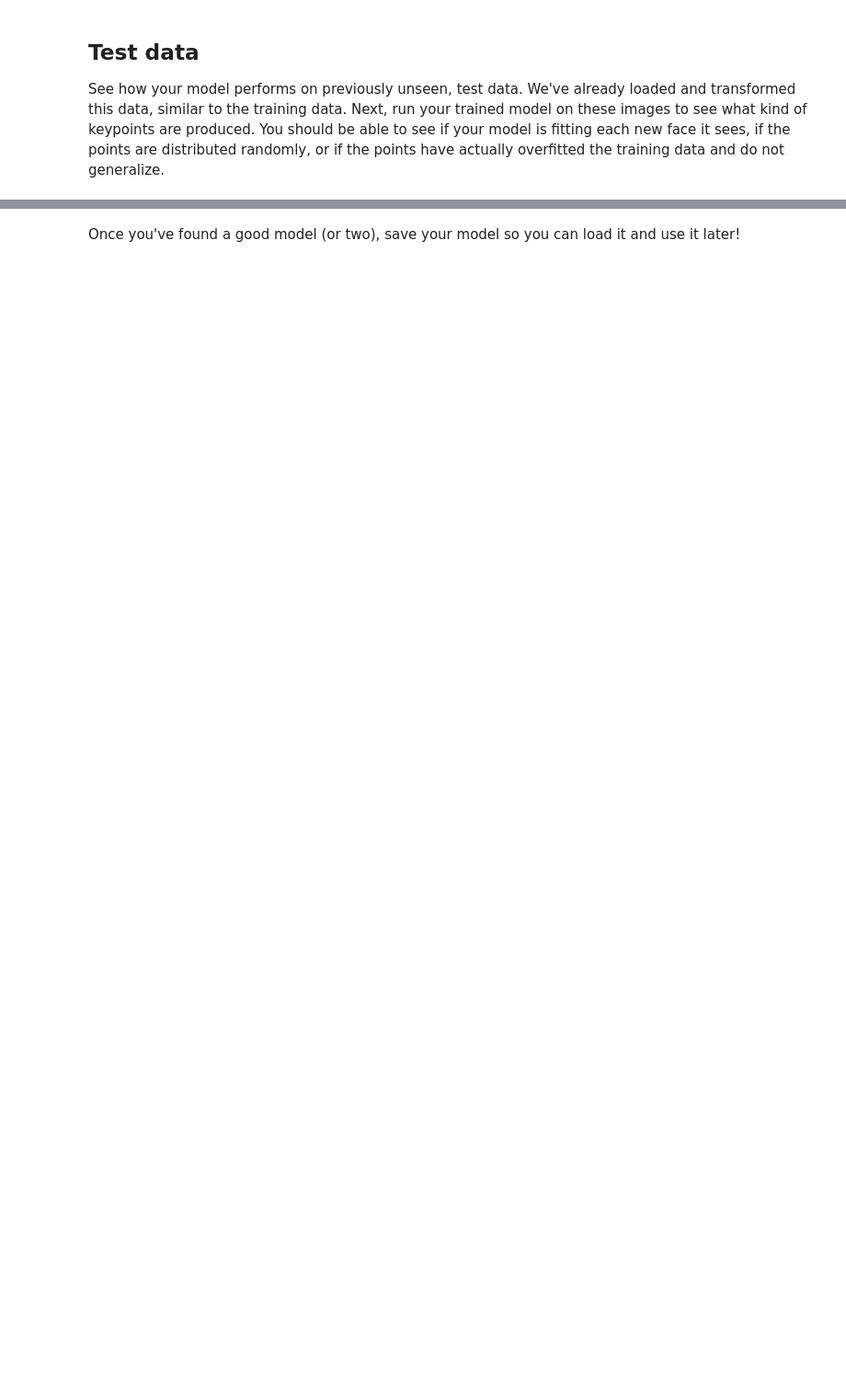
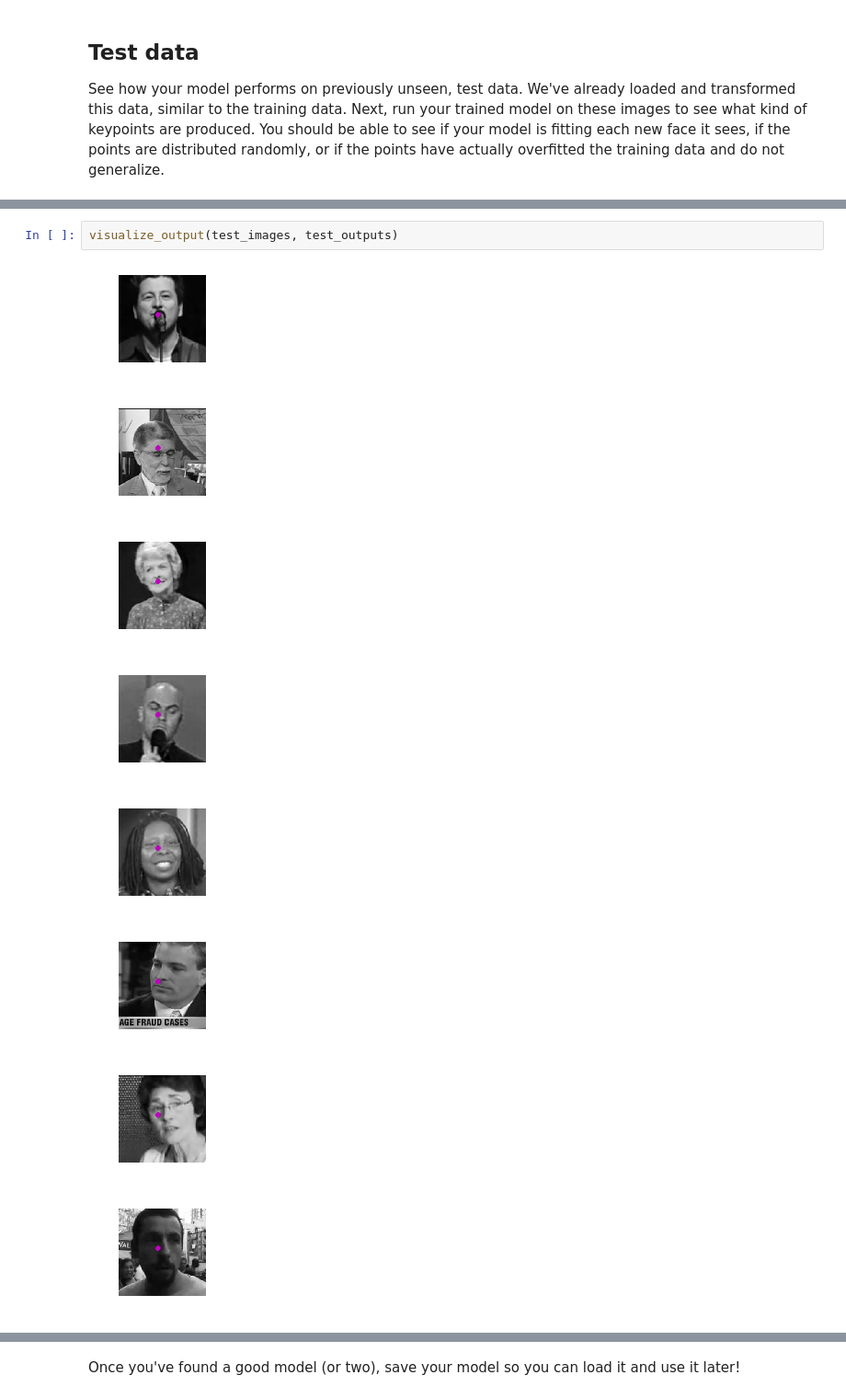
Before and after one commit to hhprogram/Computer-Vision, a Jupyter notebook: 2. Define the Network Architecture.ipynb, the cells around one changed output, grey strips where cells are left out. Shown at 92% size. Saved outputs shown, nothing was run; the diff lists cells and outputs as text; blank space fills up the shorter version.

Commit message:
got the code to run through all notebooks. There is a bug somewhere that isn't training the model. Loss doesn't budge and it just outputs one dot right now for all facial keypoints

```diff
--- a/2. Define the Network Architecture.ipynb
+++ b/2. Define the Network Architecture.ipynb
@@ -411,0 +399,11 @@ torch.Size([10, 68, 2])
+# %%
+visualize_output(test_images, test_outputs)
+# %% [output]
+[figure, added]
+[figure, added]
+[figure, added]
+[figure, added]
+[figure, added]
+[figure, added]
+[figure, added]
+[figure, added]
```
Also changed, not shown: parts of 6 cells of this notebook, 1 other file.
